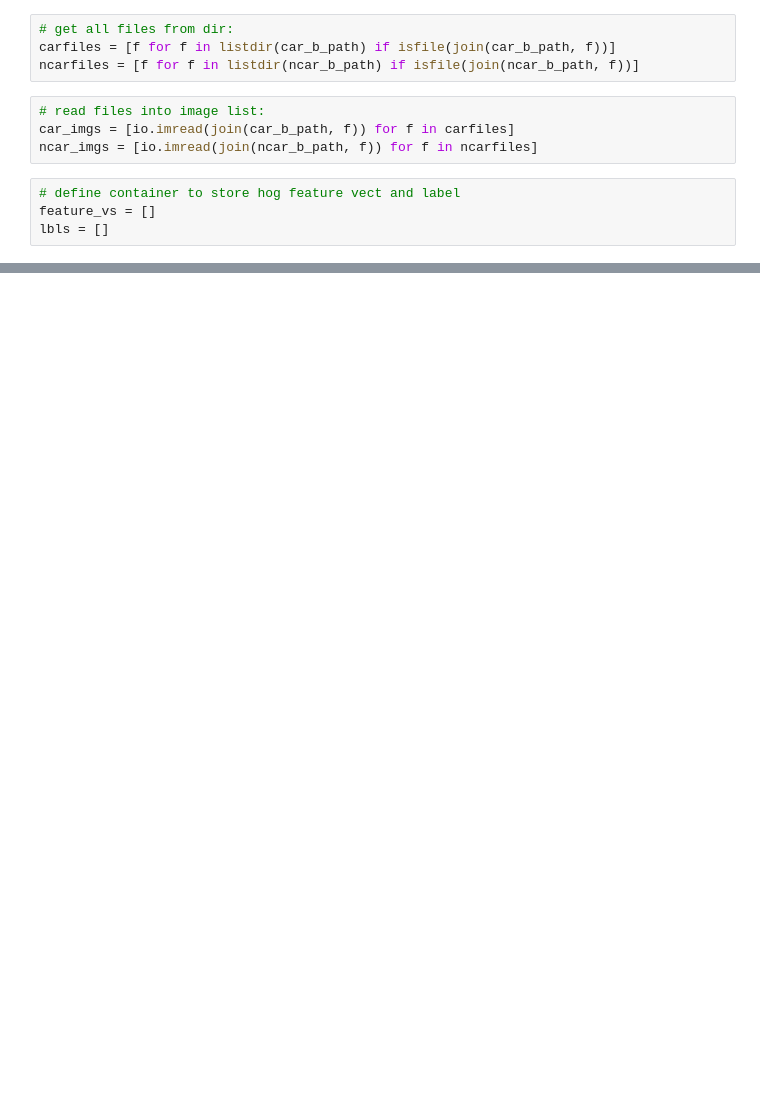
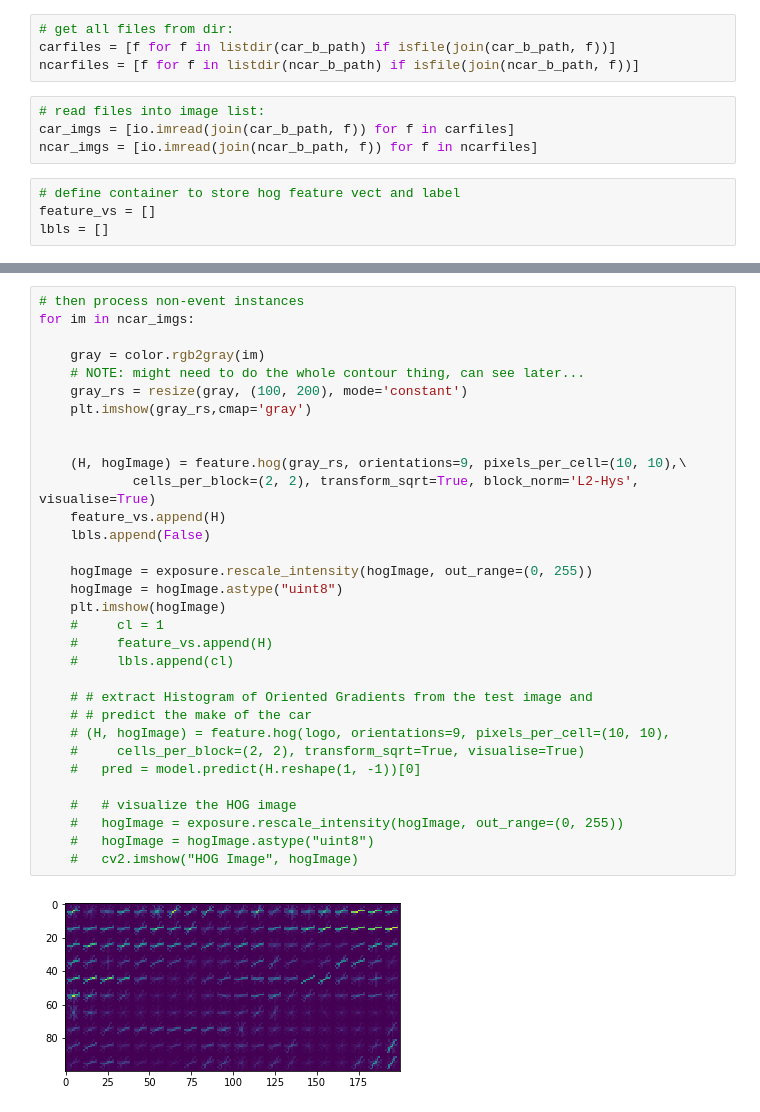
Before and after one commit to NikhilJArora/fydp-codebase, a Jupyter notebook: notebooks/hog_svm.ipynb, the cells around one changed output, grey strips where cells are left out. Drawn from its saved outputs; the diff is of its cells as text; blank space fills up the shorter version.

```diff
--- a/notebooks/hog_svm.ipynb
+++ b/notebooks/hog_svm.ipynb
@@ -67,0 +102,34 @@ plt.imshow(hogImage)
+# %%
+# then process non-event instances
+for im in ncar_imgs:
+
+    gray = color.rgb2gray(im)
+    # NOTE: might need to do the whole contour thing, can see later...
+    gray_rs = resize(gray, (100, 200), mode='constant')
+    plt.imshow(gray_rs,cmap='gray')
+
+
+    (H, hogImage) = feature.hog(gray_rs, orientations=9, pixels_per_cell=(10, 10),\
+            cells_per_block=(2, 2), transform_sqrt=True, block_norm='L2-Hys', visualise=True)
+    feature_vs.append(H)
+    lbls.append(False)
+
+    hogImage = exposure.rescale_intensity(hogImage, out_range=(0, 255))
+    hogImage = hogImage.astype("uint8")
+    plt.imshow(hogImage)
+    #     cl = 1
+    #     feature_vs.append(H)
+    #     lbls.append(cl)
+
+    # # extract Histogram of Oriented Gradients from the test image and
+    # # predict the make of the car
+    # (H, hogImage) = feature.hog(logo, orientations=9, pixels_per_cell=(10, 10),
+    #     cells_per_block=(2, 2), transform_sqrt=True, visualise=True)
+    # 	pred = model.predict(H.reshape(1, -1))[0]
+
+    # 	# visualize the HOG image
+    # 	hogImage = exposure.rescale_intensity(hogImage, out_range=(0, 255))
+    # 	hogImage = hogImage.astype("uint8")
+    # 	cv2.imshow("HOG Image", hogImage)
+# %% [output]
+[figure, added]
```
Also changed, not shown: parts of 5 cells of this notebook, 9 other files.
